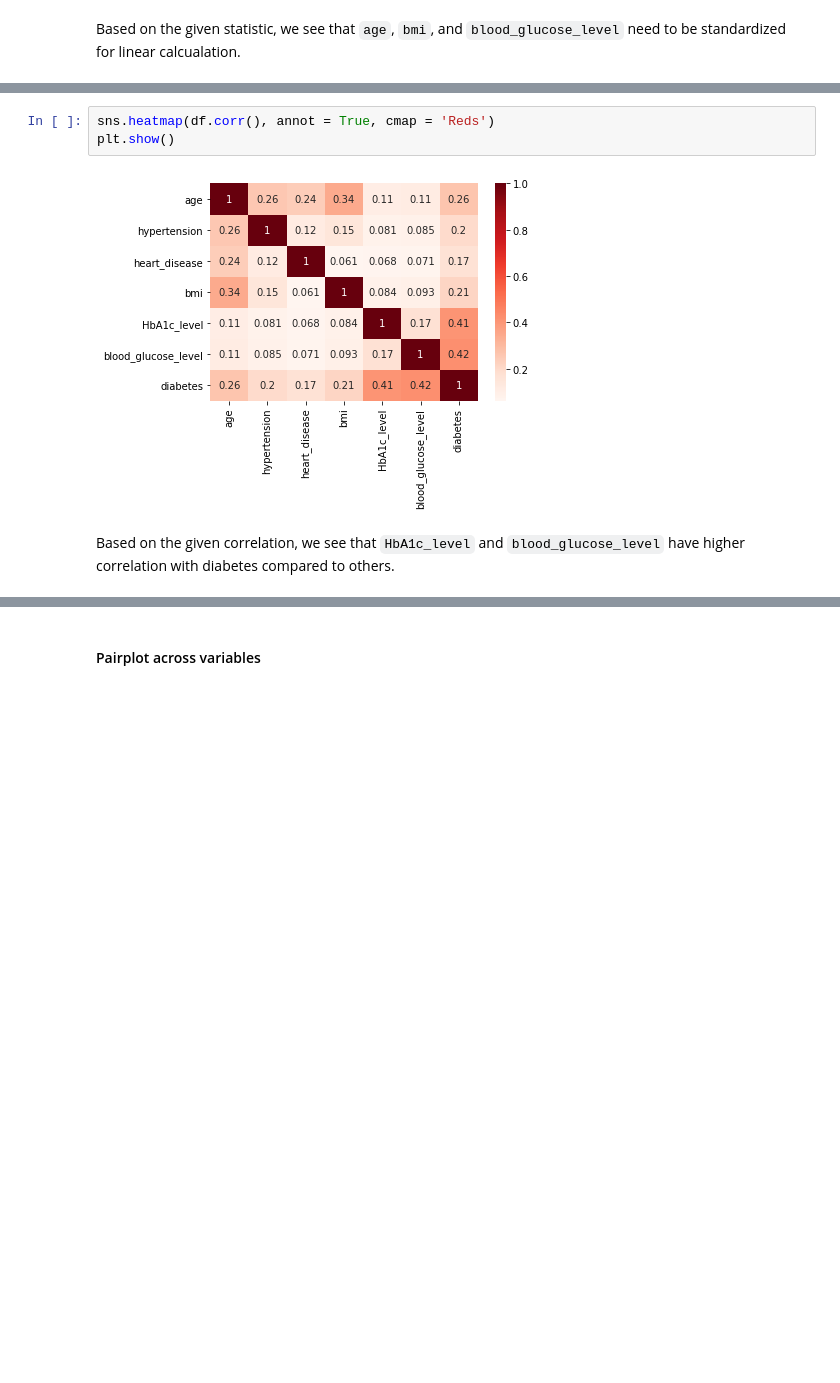
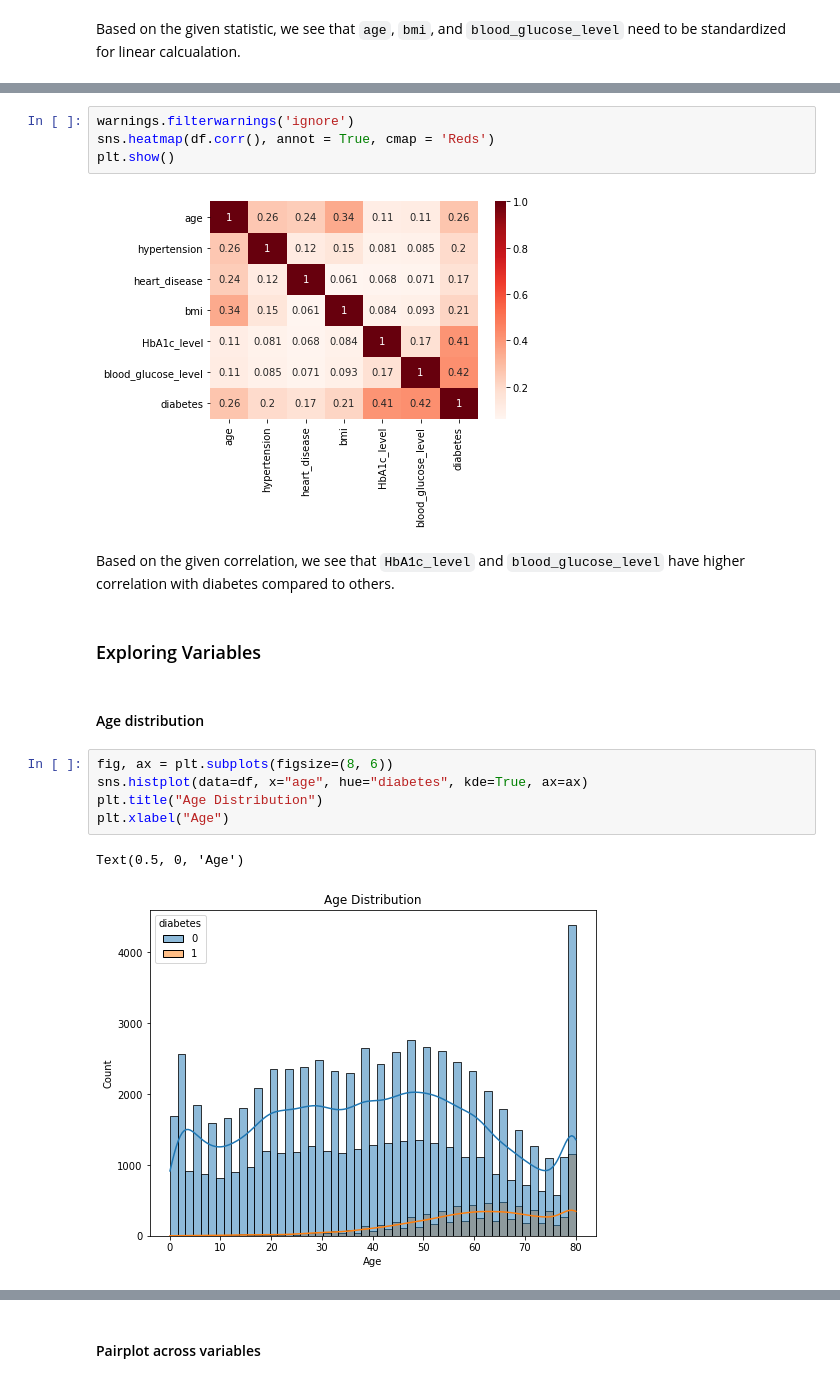
Before and after one commit to pjw0417/Group002-SP23, a Jupyter notebook: FinalProject_Group002-SP23.ipynb, the cells around one changed output, grey strips where cells are left out. Cells and saved outputs as stored; diff of their text form; blank space fills up the shorter version.

```diff
--- a/FinalProject_Group002-SP23.ipynb
+++ b/FinalProject_Group002-SP23.ipynb
@@ -144,7 +156,20 @@ df.corr()
 # %%
+warnings.filterwarnings('ignore')
 sns.heatmap(df.corr(), annot = True, cmap = 'Reds')
 plt.show()
 # %% [output]
 [figure]
 # %% [markdown]
 Based on the given correlation, we see that `HbA1c_level` and `blood_glucose_level` have higher correlation with diabetes compared to others.
+# %% [markdown]
+### Exploring Variables
+# %% [markdown]
+#### Age distribution
+# %%
+fig, ax = plt.subplots(figsize=(8, 6))
+sns.histplot(data=df, x="age", hue="diabetes", kde=True, ax=ax)
+plt.title("Age Distribution")
+plt.xlabel("Age")
+# %% [output]
+Text(0.5, 0, 'Age')
+[figure, added]
```
Also changed, not shown: parts of 67 cells of this notebook, 2 other files.
